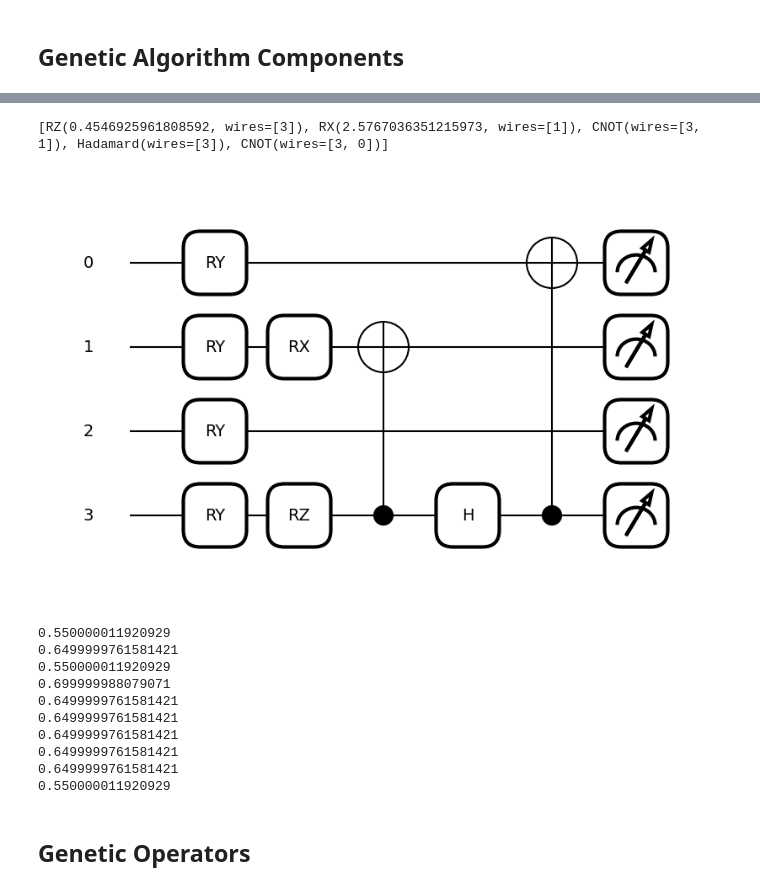
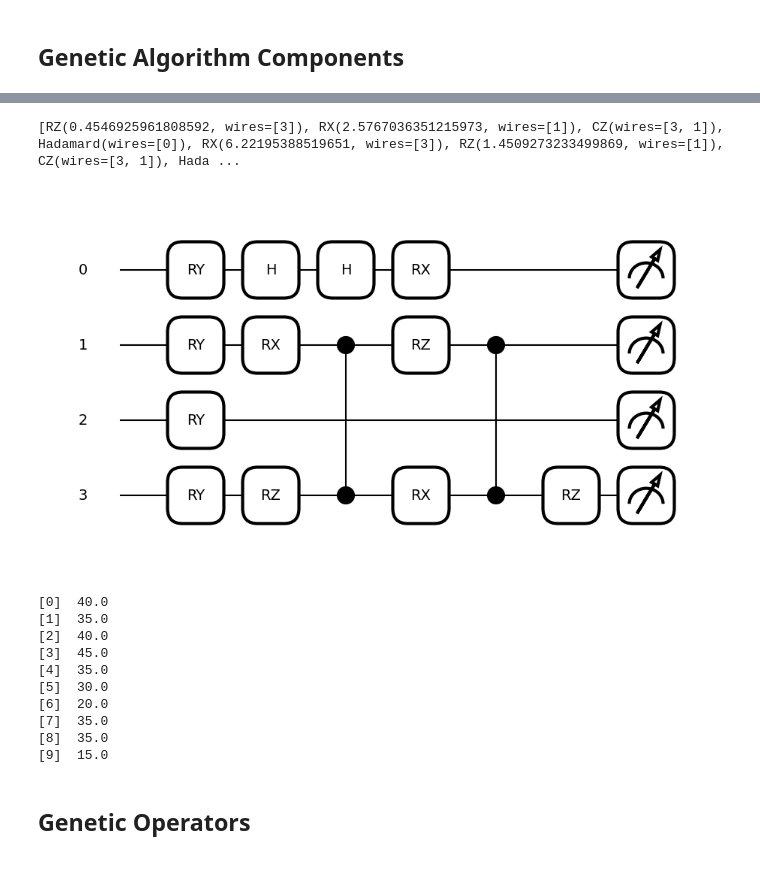
Before and after one commit to uriballo/mnist-genetic-circuits, a Jupyter notebook: genetic-algorithm.ipynb, the cells around one changed output, grey strips where cells are left out. Cells and saved outputs as stored; diff of their text form; code cells hidden in the pictures.

```diff
--- a/genetic-algorithm.ipynb
+++ b/genetic-algorithm.ipynb
@@ -190,7 +192,7 @@ def generate_random_angle():
 def random_non_param_gate(n_wires):
     gate = np.random.choice(non_param_gates)
 
-    if gate == qml.CNOT:
+    if gate == qml.CNOT or gate == qml.CZ:
         wire1 = np.random.randint(n_wires)
         wire2 = np.random.choice([i for i in range(n_wires) if i != wire1])
         return gate(wires = [wire1, wire2])
@@ -204,7 +206,7 @@ def random_param_gate(n_wires):
 def generate_random_gate_sequence(n_wires, depth):
     gates = []
     for i in range(depth):
-        if np.random.rand() < 0.6:
+        if np.random.rand() < 0.5:
             gate = random_non_param_gate(n_wires)
             gates.append(gate)
         else:
@@ -212,29 +214,29 @@ def generate_random_gate_sequence(n_wires, depth):
             gates.append(gate)
     return gates
 # %%
-circ = generate_random_gate_sequence(4, 5)
+circ = generate_random_gate_sequence(4, 10)
 print(circ)
 fig, ax = qml.draw_mpl(circuit)([1.0,4,54,44], circ)
 fig.show()
 # %% [output]
-[RZ(0.4546925961808592, wires=[3]), RX(2.5767036351215973, wires=[1]), CNOT(wires=[3, 1]), Hadamard(wires=[3]), CNOT(wires=[3, 0])]
+[RZ(0.4546925961808592, wires=[3]), RX(2.5767036351215973, wires=[1]), CZ(wires=[3, 1]), Hadamard(wires=[0]), RX(6.22195388519651, wires=[3]), RZ(1.4509273233499869, wires=[1]), CZ(wires=[3, 1]), Hada ...
-[figure, old version]
+[figure, new version]
 # %%
 # Even though we set the same weights as a starting point we'll get different results for
 # a circuit over different runs, this is due the optimizer being stochastic.
-for _ in range(10):
-    print(evaluate_network(circ))
+for i in range(10):
+    print(f"[{i}] ", evaluate_network(circ, train_loader, test_loader, n_epochs))
 # %% [output]
-0.550000011920929
-0.6499999761581421
-0.550000011920929
-0.699999988079071
-0.6499999761581421
-0.6499999761581421
-0.6499999761581421
-0.6499999761581421
-0.6499999761581421
-0.550000011920929
+[0]  40.0
+[1]  35.0
+[2]  40.0
+[3]  45.0
+[4]  35.0
+[5]  30.0
+[6]  20.0
+[7]  35.0
+[8]  35.0
+[9]  15.0
 # %% [markdown]
 ## Genetic Operators
 # %%
```
Also changed, not shown: parts of 25 cells of this notebook, 2 other files.
